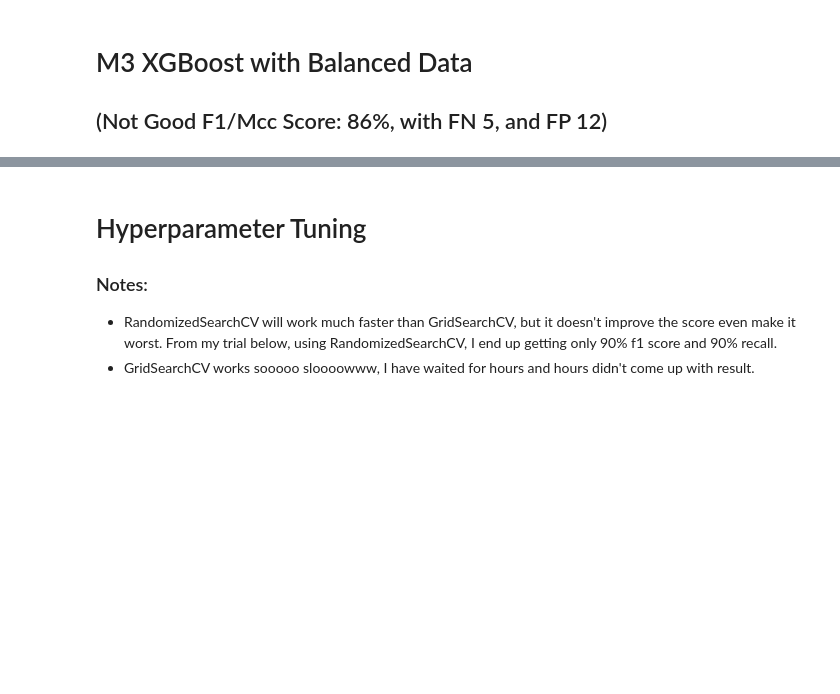
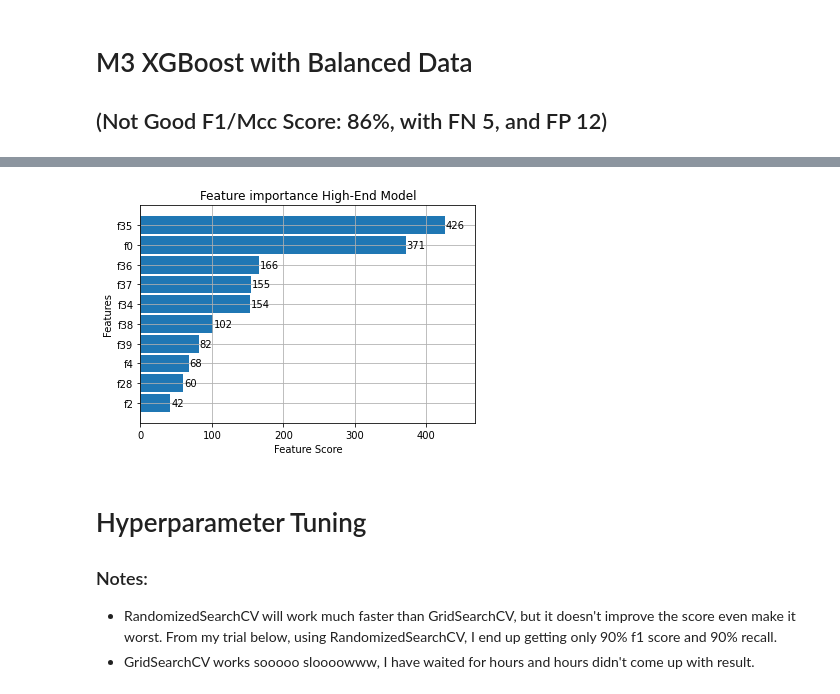
Before and after one commit to Paulvinc/Xente-Fraud-Detection, a Jupyter notebook: m3.ipynb, the cells around one changed output, grey strips where cells are left out. Cells and saved outputs as stored; diff of their text form; code cells hidden in the pictures; blank space fills up the shorter version.

```diff
--- a/m3.ipynb
+++ b/m3.ipynb
@@ -334,3 +330,11 @@ Confusion matrix, without normalization
+# %%
+from xgboost import plot_importance
+import matplotlib.pyplot as plt
+plot_importance(xgb_model, height=0.9, title='Feature importance High-End Model', xlabel='Feature Score', ylabel='Features', fmap='',
+    importance_type='weight', max_num_features= 10,)
+plt.show()
+# %% [output]
+[figure, added]
 # %% [markdown]
 # Hyperparameter Tuning
 ### Notes:
```
Also changed, not shown: parts of 6 cells of this notebook.
